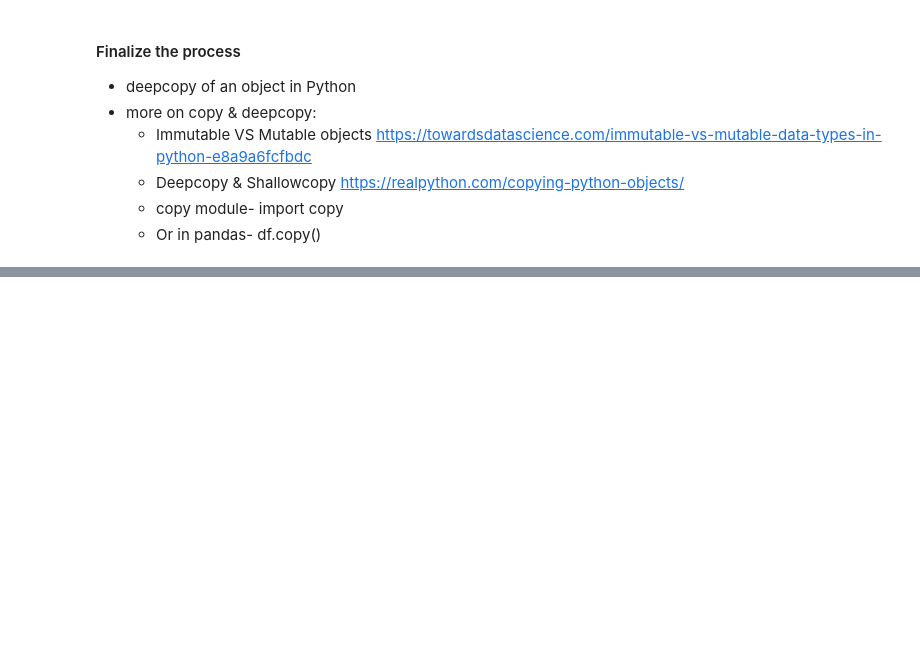
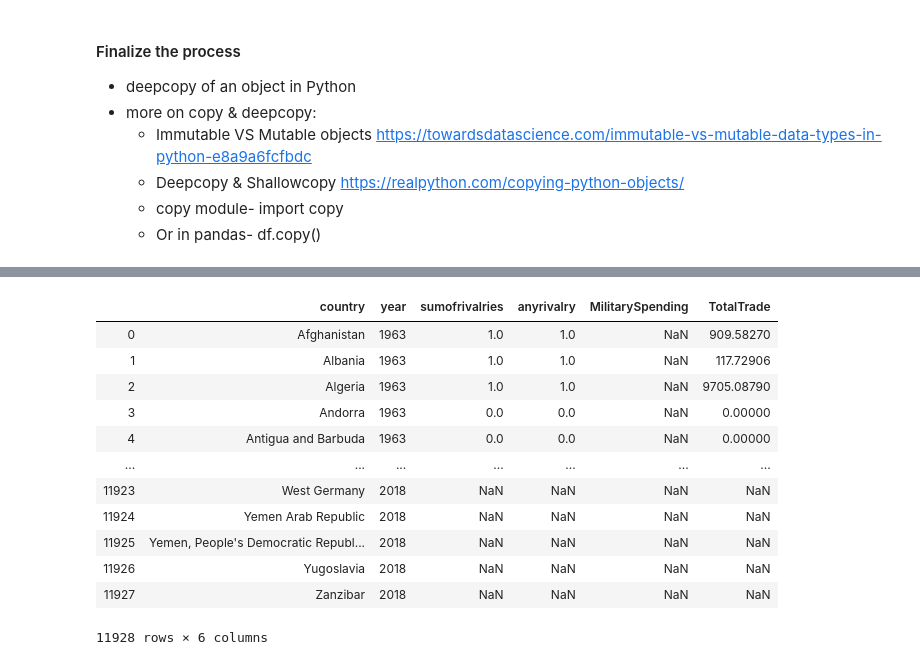
Before and after one commit to PardeeCenter/Python-Skills-Workshop, a Jupyter notebook: Session 2.3 Load Data with Pandas.ipynb, the cells around one changed output, grey strips where cells are left out. Cells and saved outputs as stored; diff of their text form; code cells hidden in the pictures; blank space fills up the shorter version.

```diff
--- a/Session 2.3 Load Data with Pandas.ipynb
+++ b/Session 2.3 Load Data with Pandas.ipynb
@@ -189,3 +210,8 @@ for df_name in ["MilitarySpending","TotalTrade"]:
     # read in data as df
     df=pd.read_excel("Datasets/" + df_name+".xlsx")
     # convert from wide to long
+    df_long=pd.melt(df,id_vars= ["Country"], var_name="year", value_name= df_name )
+    # rename
+    df_long.rename(columns={"Country":"country"},inplace=True)
+    # stack each df to the right of rival_dcopy
+    rival_dcopy= pd.merge(left=rival_dcopy, right= df_long, on= ["country","year"], how="outer" )
@@ -207,0 +218,16 @@ df
+# %%
+rival_dcopy
+# %% [output]
+|  | country | year | sumofrivalries | anyrivalry | MilitarySpending | TotalTrade |
+| 0 | Afghanistan | 1963 | 1.0 | 1.0 | NaN | 909.58270 |
+| 1 | Albania | 1963 | 1.0 | 1.0 | NaN | 117.72906 |
+| 2 | Algeria | 1963 | 1.0 | 1.0 | NaN | 9705.08790 |
+| 3 | Andorra | 1963 | 0.0 | 0.0 | NaN | 0.00000 |
+| 4 | Antigua and Barbuda | 1963 | 0.0 | 0.0 | NaN | 0.00000 |
+| ... | ... | ... | ... | ... | ... | ... |
+| 11923 | West Germany | 2018 | NaN | NaN | NaN | NaN |
+| 11924 | Yemen Arab Republic | 2018 | NaN | NaN | NaN | NaN |
+| 11925 | Yemen, People's Democratic Republ... | 2018 | NaN | NaN | NaN | NaN |
+| 11926 | Yugoslavia | 2018 | NaN | NaN | NaN | NaN |
+| 11927 | Zanzibar | 2018 | NaN | NaN | NaN | NaN |
+11928 rows × 6 columns
```
Also changed, not shown: parts of 5 cells of this notebook, 1 other file.
